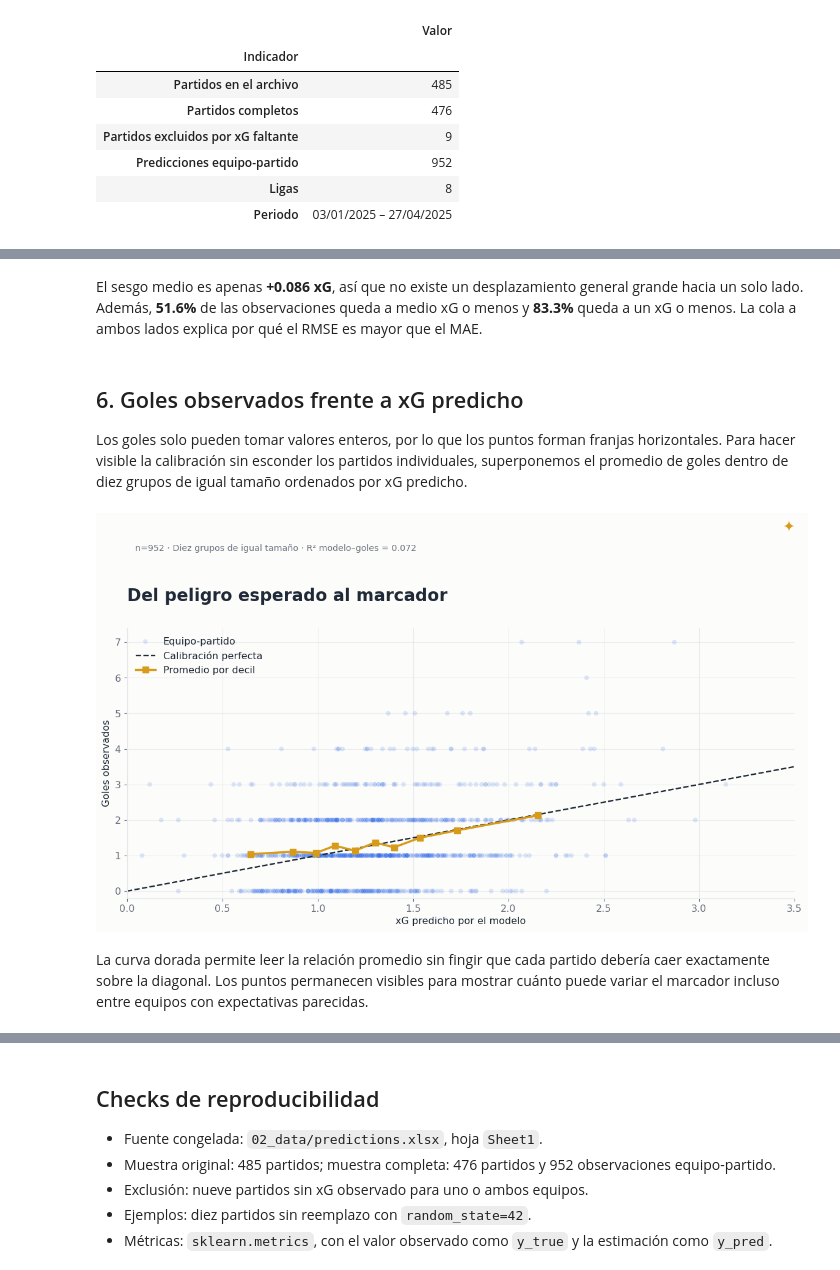
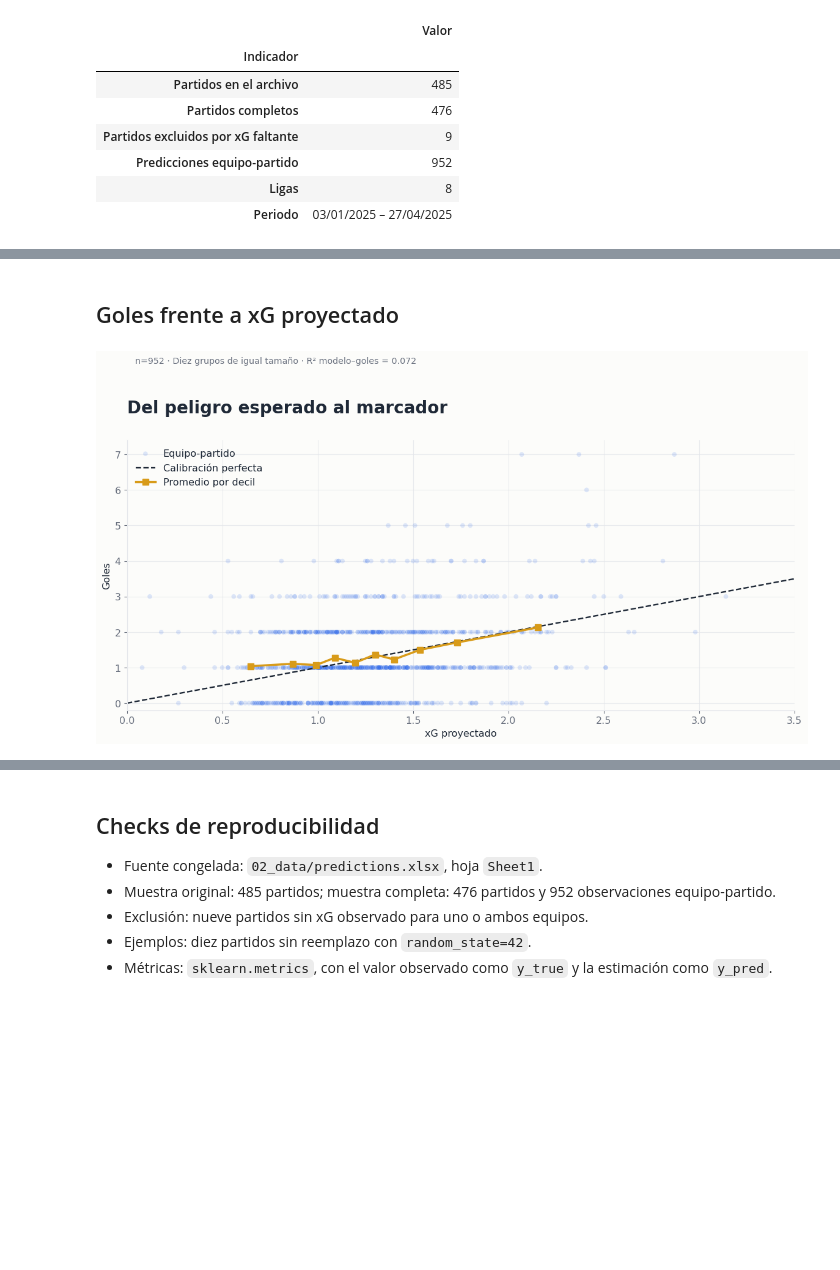
Before and after one commit to venomio5/data-analytics-portfolio, a Jupyter notebook: modelo-prediccion-futbol/05_results/01_xg_analysis.ipynb, the cells around one changed output, grey strips where cells are left out. Drawn from its saved outputs; the diff is of its cells as text; code cells hidden in the pictures; blank space fills up the shorter version.

```diff
--- a/modelo-prediccion-futbol/05_results/01_xg_analysis.ipynb
+++ b/modelo-prediccion-futbol/05_results/01_xg_analysis.ipynb
@@ -192,9 +173,9 @@ def regression_metrics(observed, estimated):
 
 
 metric_specs = [
-    ("Modelo → xG", team_observations["observed_xg"], team_observations["predicted_xg"]),
-    ("Modelo → goles", team_observations["observed_goals"], team_observations["predicted_xg"]),
-    ("xG → goles", team_observations["observed_goals"], team_observations["observed_xg"]),
+    ("xG Proyectados → xG Observados", team_observations["observed_xg"], team_observations["predicted_xg"]),
+    ("xG Proyectados → Goles", team_observations["observed_goals"], team_observations["predicted_xg"]),
+    ("xG Observados → Goles", team_observations["observed_goals"], team_observations["observed_xg"]),
 ]
 
 metrics = pd.DataFrame(
@@ -341,32 +307,0 @@ El error firmado es `xG observado − xG predicho`. Los valores negativos indica
-# %%
-team_observations["xg_residual"] = team_observations["observed_xg"] - team_observations["predicted_xg"]
-mean_residual = team_observations["xg_residual"].mean()
-within_half_xg = team_observations["xg_residual"].abs().le(0.5).mean()
-within_one_xg = team_observations["xg_residual"].abs().le(1.0).mean()
-
-counts, bins = np.histogram(team_observations["xg_residual"], bins=32)
-centers = (bins[:-1] + bins[1:]) / 2
-widths = np.diff(bins)
-colors = [GOLD_LIGHT if center < 0 else BLUE_LIGHT for center in centers]
-edges = [GOLD if center < 0 else BLUE for center in centers]
-
-fig, ax = plt.subplots(figsize=(12.8, 6.2))
-ax.bar(centers, counts, width=widths * 0.96, color=colors, edgecolor=edges, linewidth=0.7)
-ax.axvline(0, color=INK, linestyle="--", linewidth=1.6)
-ax.axvline(mean_residual, color=GOLD, linewidth=2.4, label=f"Sesgo medio: {mean_residual:+.3f} xG")
-
-ax.text(0.03, 0.93, "← Sobreestimó", transform=ax.transAxes, color="#8A5C00", fontweight="bold")
-ax.text(0.97, 0.93, "Subestimó →", transform=ax.transAxes, color=BLUE, fontweight="bold", ha="right")
-ax.set_xlabel("Error firmado: xG observado − xG predicho")
-ax.set_ylabel("Observaciones equipo-partido")
-ax.set_title("Cómo se distribuyen los errores de xG", loc="left", fontsize=20, pad=32)
-ax.legend(frameon=False, loc="upper right", bbox_to_anchor=(1, 0.85))
-clean_axes(ax, grid_axis="y")
-
-finish_chart(
-    fig,
-    f"{within_half_xg:.1%} queda a ±0.5 xG · {within_one_xg:.1%} queda a ±1.0 xG · positivo = el modelo quedó corto",
-    y=0.90,
-)
-plt.tight_layout(rect=(0, 0, 1, 0.84))
-plt.show()
@@ -375,9 +308,5 @@ plt.show()
-# %% [markdown]
-El sesgo medio es apenas **+0.086 xG**, así que no existe un desplazamiento general grande hacia un solo lado. Además, **51.6%** de las observaciones queda a medio xG o menos y **83.3%** queda a un xG o menos. La cola a ambos lados explica por qué el RMSE es mayor que el MAE.
 # %% [markdown]
-## 6. Goles observados frente a xG predicho
-
-Los goles solo pueden tomar valores enteros, por lo que los puntos forman franjas horizontales. Para hacer visible la calibración sin esconder los partidos individuales, superponemos el promedio de goles dentro de diez grupos de igual tamaño ordenados por xG predicho.
+## Goles frente a xG proyectado
 # %%
 team_observations["goal_calibration_decile"] = pd.qcut(
     team_observations["predicted_xg"], q=10, duplicates="drop"
@@ -393,7 +322,7 @@ goal_calibration = (
     .reset_index(drop=True)
 )
 
-goal_r2 = metrics.loc["Modelo → goles", "R²"]
+goal_r2 = metrics.loc["xG Proyectados → Goles", "R²"]
 x_limit = np.ceil(team_observations["predicted_xg"].max() * 2) / 2
 y_limit = int(team_observations["observed_goals"].max()) + 0.4
 
@@ -401,36 +330,34 @@ fig, ax = plt.subplots(figsize=(11.8, 7.0))
 ax.scatter(
     team_observations["predicted_xg"],
     team_observations["observed_goals"],
     s=30,
     color=BLUE,
     alpha=0.15,
     edgecolors="none",
     label="Equipo-partido",
 )
 ax.plot([0, x_limit], [0, x_limit], color=INK, linestyle="--", linewidth=1.7, label="Calibración perfecta")
 ax.plot(
     goal_calibration["mean_predicted_xg"],
     goal_calibration["mean_goals"],
     color=GOLD,
     marker="s",
     markersize=7,
     linewidth=2.5,
     label="Promedio por decil",
 )
 
 ax.set_xlim(0, x_limit)
 ax.set_ylim(-0.2, y_limit)
-ax.set_xlabel("xG predicho por el modelo")
-ax.set_ylabel("Goles observados")
+ax.set_xlabel("xG proyectado")
+ax.set_ylabel("Goles")
 ax.set_title("Del peligro esperado al marcador", loc="left", fontsize=20, pad=32)
 ax.legend(frameon=False, loc="upper left")
 clean_axes(ax, grid_axis="both")
 
 finish_chart(fig, f"n={len(team_observations):,} · Diez grupos de igual tamaño · R² modelo–goles = {goal_r2:.3f}", y=0.90)
 plt.tight_layout(rect=(0, 0, 1, 0.84))
 plt.show()
 # %% [output]
-[figure, old version]
+[figure, new version]
-# %% [markdown]
-La curva dorada permite leer la relación promedio sin fingir que cada partido debería caer exactamente sobre la diagonal. Los puntos permanecen visibles para mostrar cuánto puede variar el marcador incluso entre equipos con expectativas parecidas.
 # %% [markdown]
```
Also changed, not shown: parts of 20 cells of this notebook, 3 other files.
